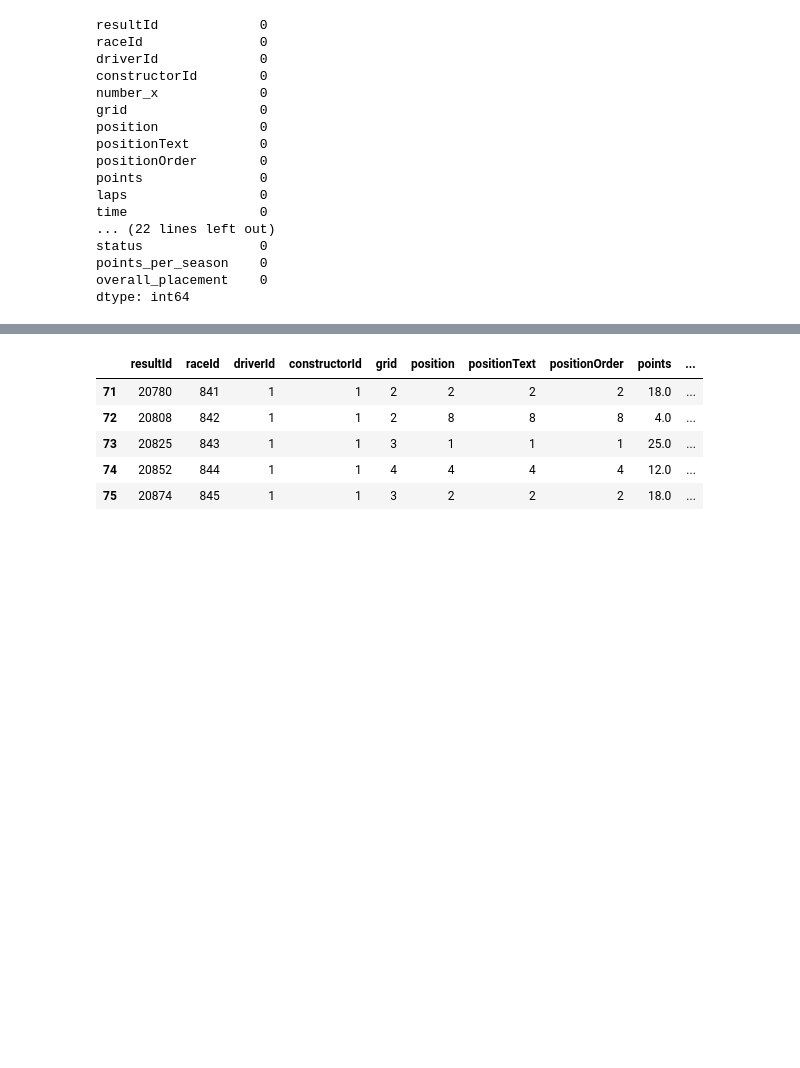
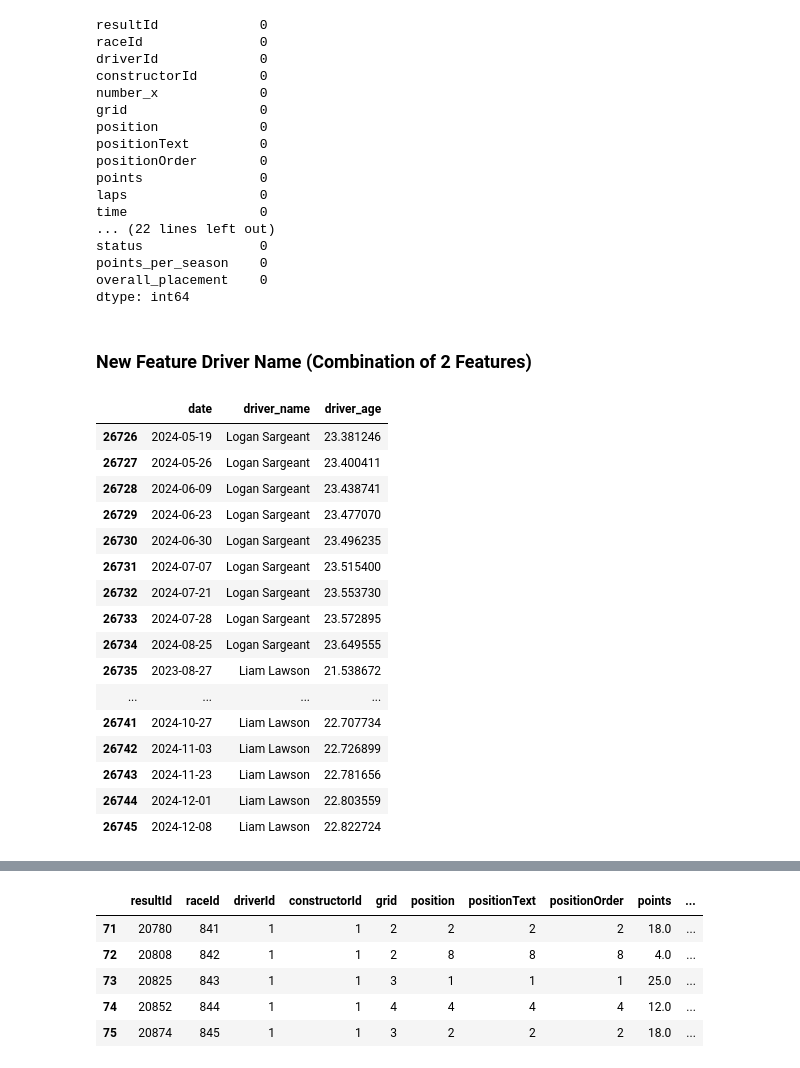
Before and after one commit to harivarshan18/CSE572_GroupProject, a Jupyter notebook: f1.ipynb, the cells around one changed output, grey strips where cells are left out. Cells and saved outputs as stored; diff of their text form; code cells hidden in the pictures; blank space fills up the shorter version.

```diff
--- a/f1.ipynb
+++ b/f1.ipynb
@@ -173,6 +149,30 @@ status               0
 points_per_season    0
 overall_placement    0
 dtype: int64
+# %% [markdown]
+### New Feature Driver Name (Combination of 2 Features)
+# %%
+df['driver_age'] = (df['date'] - df['dob']).dt.days / 365.25
+df['driver_name'] = df['forename']+' '+df['surname']
+df[['date','driver_name','driver_age']].tail(20)
+# %% [output]
+|  | date | driver_name | driver_age |
+| 26726 | 2024-05-19 | Logan Sargeant | 23.381246 |
+| 26727 | 2024-05-26 | Logan Sargeant | 23.400411 |
+| 26728 | 2024-06-09 | Logan Sargeant | 23.438741 |
+| 26729 | 2024-06-23 | Logan Sargeant | 23.477070 |
+| 26730 | 2024-06-30 | Logan Sargeant | 23.496235 |
+| 26731 | 2024-07-07 | Logan Sargeant | 23.515400 |
+| 26732 | 2024-07-21 | Logan Sargeant | 23.553730 |
+| 26733 | 2024-07-28 | Logan Sargeant | 23.572895 |
+| 26734 | 2024-08-25 | Logan Sargeant | 23.649555 |
+| 26735 | 2023-08-27 | Liam Lawson | 21.538672 |
+| ... | ... | ... | ... |
+| 26741 | 2024-10-27 | Liam Lawson | 22.707734 |
+| 26742 | 2024-11-03 | Liam Lawson | 22.726899 |
+| 26743 | 2024-11-23 | Liam Lawson | 22.781656 |
+| 26744 | 2024-12-01 | Liam Lawson | 22.803559 |
+| 26745 | 2024-12-08 | Liam Lawson | 22.822724 |
 # %%
 df.describe().T
 # %% [output]
```
Also changed, not shown: parts of 29 cells of this notebook.
